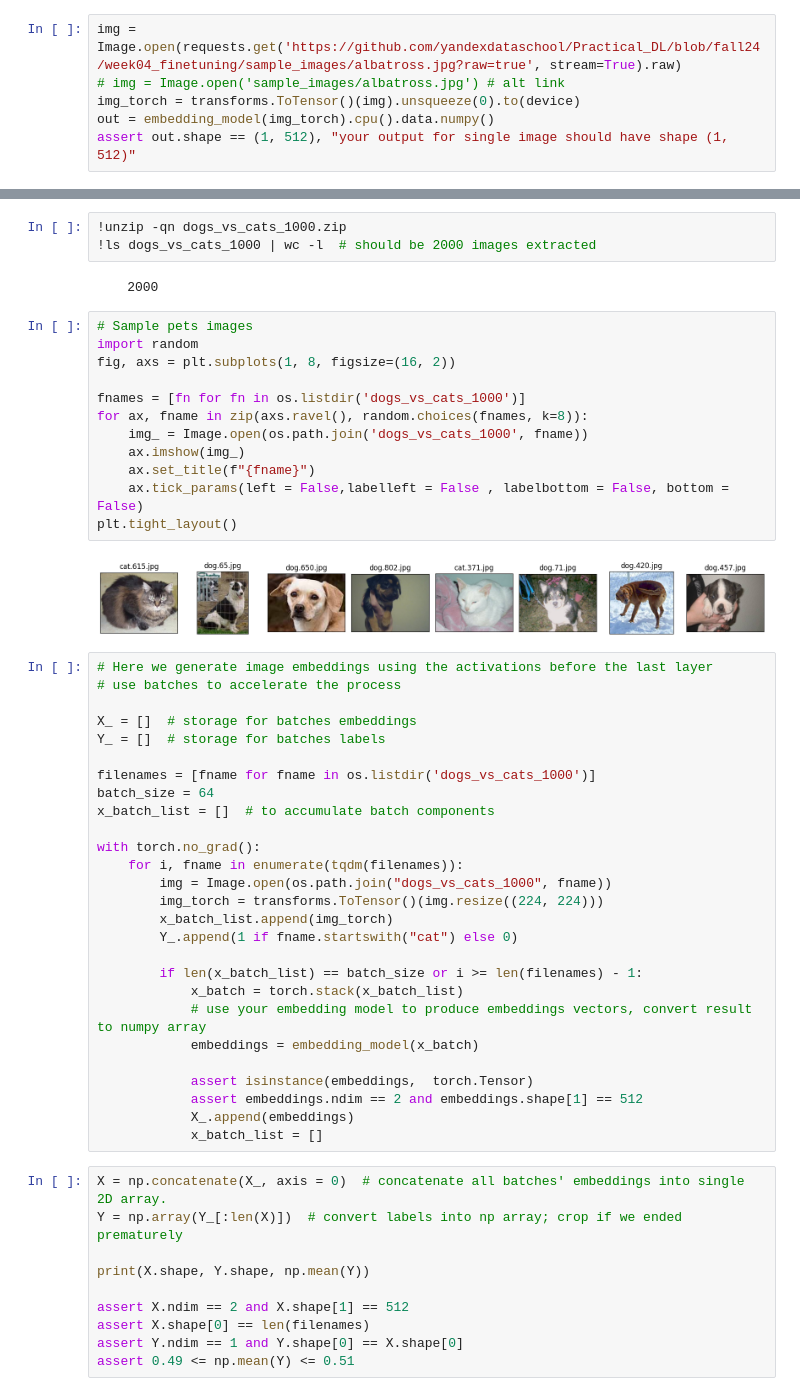
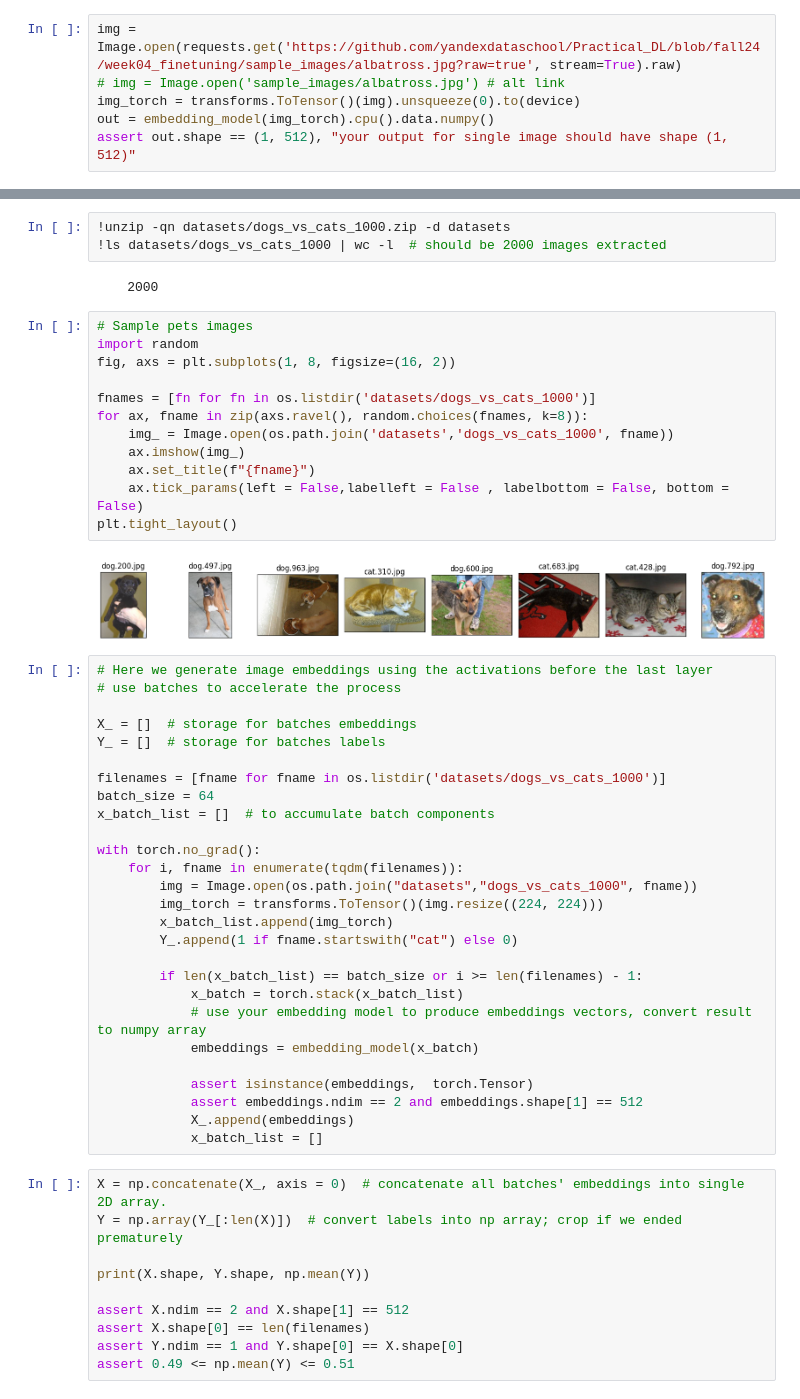
Before and after one commit to Chpel/Maga, a Jupyter notebook: DL/week4/seminar_pytorch.ipynb, the cells around one changed output, grey strips where cells are left out. Cells and saved outputs as stored; diff of their text form.

```diff
--- a/DL/week4/seminar_pytorch.ipynb
+++ b/DL/week4/seminar_pytorch.ipynb
@@ -288,22 +288,22 @@ dogs_vs_cats_1000.z 100%[===================>]  44,25M  58,1MB/s    за 0,8s
 # %%
-!unzip -qn dogs_vs_cats_1000.zip
-!ls dogs_vs_cats_1000 | wc -l  # should be 2000 images extracted
+!unzip -qn datasets/dogs_vs_cats_1000.zip -d datasets
+!ls datasets/dogs_vs_cats_1000 | wc -l  # should be 2000 images extracted
 # %% [output]
     2000
 # %%
 # Sample pets images
 import random
 fig, axs = plt.subplots(1, 8, figsize=(16, 2))
 
-fnames = [fn for fn in os.listdir('dogs_vs_cats_1000')]
+fnames = [fn for fn in os.listdir('datasets/dogs_vs_cats_1000')]
 for ax, fname in zip(axs.ravel(), random.choices(fnames, k=8)):
-    img_ = Image.open(os.path.join('dogs_vs_cats_1000', fname))
+    img_ = Image.open(os.path.join('datasets','dogs_vs_cats_1000', fname))
     ax.imshow(img_)
     ax.set_title(f"{fname}")
     ax.tick_params(left = False,labelleft = False , labelbottom = False, bottom = False)
 plt.tight_layout()
 # %% [output]
-[figure, old version]
+[figure, new version]
 # %%
 # Here we generate image embeddings using the activations before the last layer
 # use batches to accelerate the process
@@ -311,13 +311,13 @@ plt.tight_layout()
 X_ = []  # storage for batches embeddings
 Y_ = []  # storage for batches labels
 
-filenames = [fname for fname in os.listdir('dogs_vs_cats_1000')]
+filenames = [fname for fname in os.listdir('datasets/dogs_vs_cats_1000')]
 batch_size = 64
 x_batch_list = []  # to accumulate batch components
 
 with torch.no_grad():
     for i, fname in enumerate(tqdm(filenames)):
-        img = Image.open(os.path.join("dogs_vs_cats_1000", fname))
+        img = Image.open(os.path.join("datasets","dogs_vs_cats_1000", fname))
         img_torch = transforms.ToTensor()(img.resize((224, 224)))
         x_batch_list.append(img_torch)
         Y_.append(1 if fname.startswith("cat") else 0)
```
Also changed, not shown: parts of 11 cells of this notebook.
